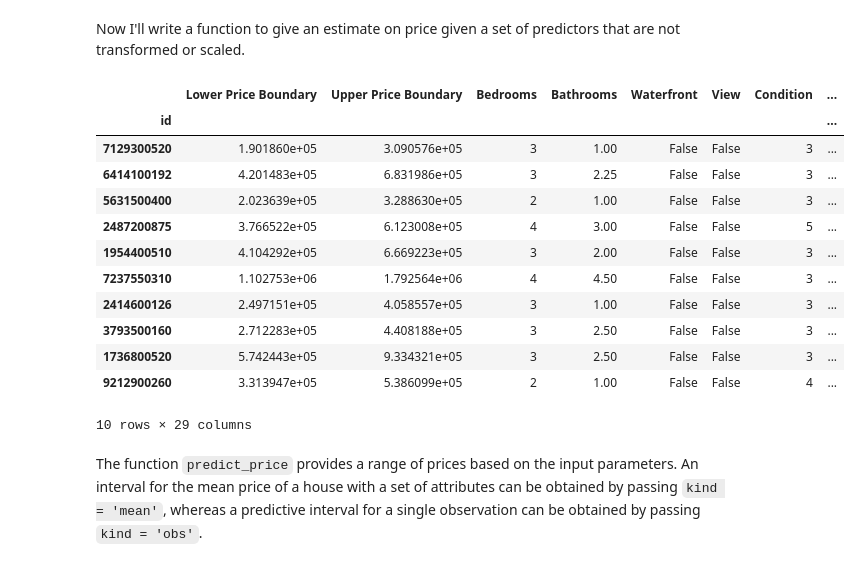
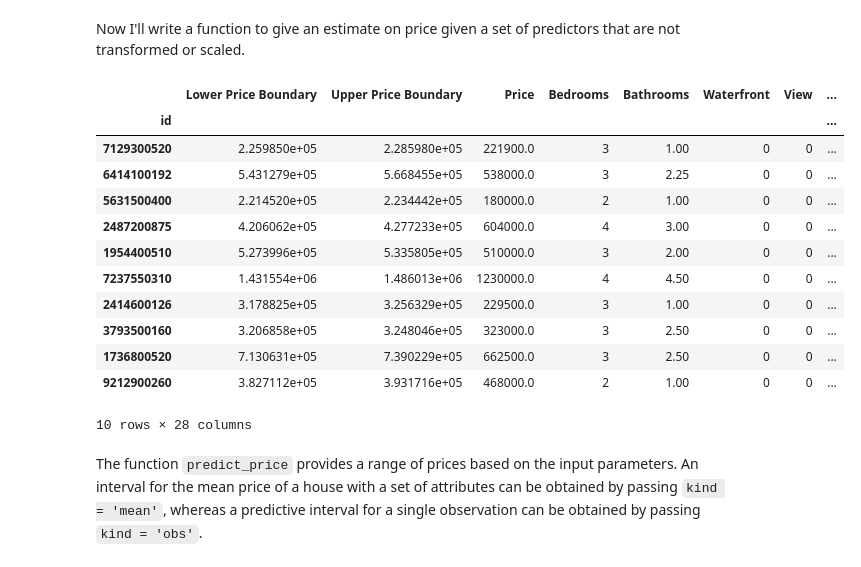
Before and after one commit to pjofrelora/dsc-1-final-project-online-ds-sp-000, a Jupyter notebook: student.ipynb, the cells around one changed output. Saved outputs shown, nothing was run; the diff lists cells and outputs as text; code cells hidden in the pictures.

```diff
--- a/student.ipynb
+++ b/student.ipynb
@@ -826,0 +860,7 @@ residuals = target_test - y_hat
+# %%
+RFE_predictors = list(RFE_predictors)
+RFE_predictors.remove('Lot_Under50')
+RFE_predictors.remove('Bathrooms')
+# %%
+formula = 'Price ~ ' + ' + '.join(RFE_predictors) + ' - 1'
+print(formula)
@@ -826,0 +869,4 @@ residuals = target_test - y_hat
+# %%
+mod = smf.ols(formula=formula, data = predictor_train.join(target_train))
+res = mod.fit()
+res.summary()
@@ -855,29 +946,34 @@ def predict_price(df, alpha = 0.05, kind = 'mean'):
         if column in transform.keys():
             df_transformed[column] = df_transformed[column].apply(transform[column])
 
-    # Normalize the data (these values are hardcoded based on the whole dataset)
-    scale_factors = {'Bedrooms':{'min':0, 'max':1.041393},
-                     'Bathrooms':{'min':0.707107, 'max':2.828427},
-                     'Grade':{'min':9, 'max':169},
-                     'Sqft_Above':{'min':2.568202, 'max':3.973590},
-                     'Sqft_Basement':{'min':0, 'max':69.42622},
-                     'Zipcode_Means':{'min':5.370166, 'max':6.329522}}
+    # Normalize the data
+    kct = kc_transformed.copy()
+    scale_factors = {'Bedrooms':{'min':kct.Bedrooms.min(), 'max':kct.Bedrooms.max()},
+                     'Bathrooms':{'min':kct.Bathrooms.min(), 'max':kct.Bathrooms.max()},
+                     'Grade':{'min':kct.Grade.min(), 'max':kct.Grade.max()},
+                     'Sqft_Above':{'min':kct.Sqft_Above.min(), 'max':kct.Sqft_Above.max()},
+                     'Sqft_Basement':{'min':kct.Sqft_Basement.min(), 'max':kct.Sqft_Basement.max()},
+                     'Zipcode_Means':{'min':kct.Zipcode_Means.min(), 'max':kct.Zipcode_Means.max()}}
+
     df_transformed_scaled = df_transformed.copy()
-    to_scale = df_transformed_scaled.select_dtypes(include = [np.number]).columns
+    to_scale = scale_factors.keys()
     for column in list(to_scale):
         data = df_transformed_scaled[column]
         df_transformed_scaled[column] = (data - scale_factors[column]['min'])/(scale_factors[column]['max']-scale_factors[column]['min'])
+
     # Obtain the price interval
-    if kind.lower == 'mean':
-        columns = ['mean_ci_lower', 'obs_ci_upper']
+    if kind.lower() == 'mean':
+        columns = ['mean_ci_lower', 'mean_ci_upper']
+    elif kind.lower() == 'obs':
+        columns = ['obs_ci_lower', 'obs_ci_upper']
     else:
-        columns = ['obs_ci_lower', 'obs_ci_upper']
+        raise Exception('Kind can only be "mean" or "obs".')
 
     predictions = res.get_prediction(df_transformed_scaled).summary_frame(alpha = alpha)
     predictions = predictions.loc[:,columns]
     predictions.columns = ['Lower Price Boundary','Upper Price Boundary']
     # Denormalize the price interval (also hardcoded based on the dataset)
-    predictions = predictions*(6.886491-4.892095)+4.892095
+    predictions = predictions*(kct.Price.max()-kct.Price.min())+kct.Price.min()
     # Transform the price interval and return
     predictions = 10**predictions
     predictions['id'] = df.index
@@ -885,21 +981,21 @@ def predict_price(df, alpha = 0.05, kind = 'mean'):
 
     return predictions.join(df, on = 'id').set_index('id')
 # %%
-predict_price(kc.head(10).drop(labels = 'Price', axis = 1),alpha = 0.25, kind = 'obs')
+predict_price(kc.head(10),alpha = 0.05, kind = 'mean')
 # %% [output]
-|  | Lower Price Boundary | Upper Price Boundary | Bedrooms | Bathrooms | Waterfront | View | Condition | ... |
+|  | Lower Price Boundary | Upper Price Boundary | Price | Bedrooms | Bathrooms | Waterfront | View | ... |
 | id |  |  |  |  |  |  |  | ... |
-| 7129300520 | 1.901860e+05 | 3.090576e+05 | 3 | 1.00 | False | False | 3 | ... |
-| 6414100192 | 4.201483e+05 | 6.831986e+05 | 3 | 2.25 | False | False | 3 | ... |
-| 5631500400 | 2.023639e+05 | 3.288630e+05 | 2 | 1.00 | False | False | 3 | ... |
-| 2487200875 | 3.766522e+05 | 6.123008e+05 | 4 | 3.00 | False | False | 5 | ... |
-| 1954400510 | 4.104292e+05 | 6.669223e+05 | 3 | 2.00 | False | False | 3 | ... |
-| 7237550310 | 1.102753e+06 | 1.792564e+06 | 4 | 4.50 | False | False | 3 | ... |
-| 2414600126 | 2.497151e+05 | 4.058557e+05 | 3 | 1.00 | False | False | 3 | ... |
-| 3793500160 | 2.712283e+05 | 4.408188e+05 | 3 | 2.50 | False | False | 3 | ... |
-| 1736800520 | 5.742443e+05 | 9.334321e+05 | 3 | 2.50 | False | False | 3 | ... |
-| 9212900260 | 3.313947e+05 | 5.386099e+05 | 2 | 1.00 | False | False | 4 | ... |
+| 7129300520 | 2.259850e+05 | 2.285980e+05 | 221900.0 | 3 | 1.00 | 0 | 0 | ... |
+| 6414100192 | 5.431279e+05 | 5.668455e+05 | 538000.0 | 3 | 2.25 | 0 | 0 | ... |
+| 5631500400 | 2.214520e+05 | 2.234442e+05 | 180000.0 | 2 | 1.00 | 0 | 0 | ... |
+| 2487200875 | 4.206062e+05 | 4.277233e+05 | 604000.0 | 4 | 3.00 | 0 | 0 | ... |
+| 1954400510 | 5.273996e+05 | 5.335805e+05 | 510000.0 | 3 | 2.00 | 0 | 0 | ... |
+| 7237550310 | 1.431554e+06 | 1.486013e+06 | 1230000.0 | 4 | 4.50 | 0 | 0 | ... |
+| 2414600126 | 3.178825e+05 | 3.256329e+05 | 229500.0 | 3 | 1.00 | 0 | 0 | ... |
+| 3793500160 | 3.206858e+05 | 3.248046e+05 | 323000.0 | 3 | 2.50 | 0 | 0 | ... |
+| 1736800520 | 7.130631e+05 | 7.390229e+05 | 662500.0 | 3 | 2.50 | 0 | 0 | ... |
+| 9212900260 | 3.827112e+05 | 3.931716e+05 | 468000.0 | 2 | 1.00 | 0 | 0 | ... |
-10 rows × 29 columns
+10 rows × 28 columns
 # %% [markdown]
 The function `predict_price` provides a range of prices based on the input parameters. An interval for the mean price of a house with a set of attributes can be obtained by passing `kind = 'mean'`, whereas a predictive interval for a single observation can be obtained by passing `kind = 'obs'`.
 # %% [markdown]
```
Also changed, not shown: parts of 62 cells of this notebook.
